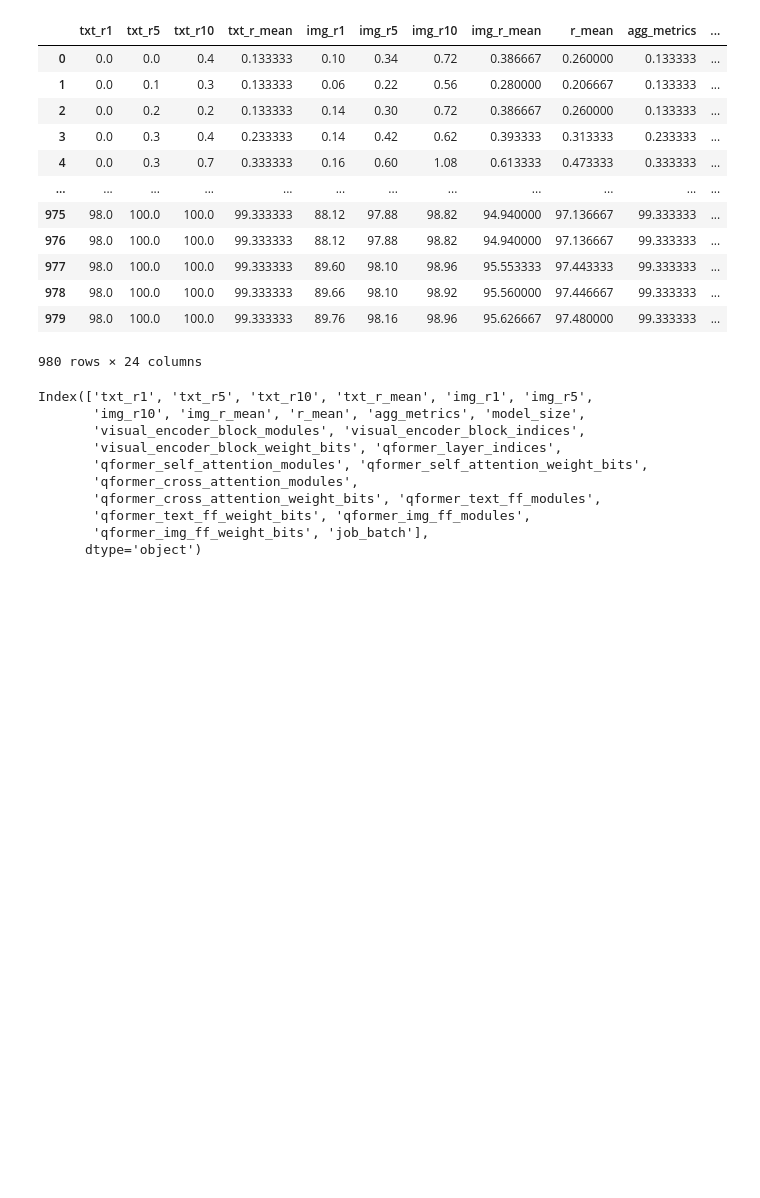
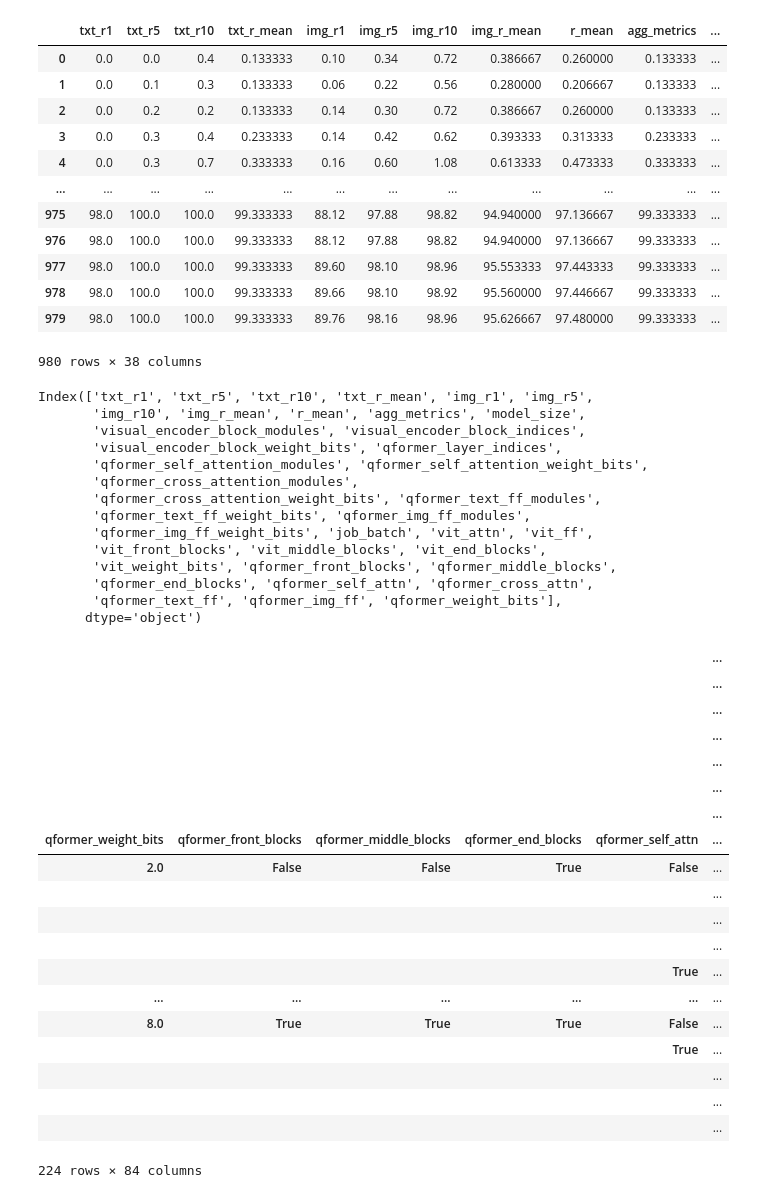
Before and after one commit to Vincent-La/multi_modal_quant, a Jupyter notebook: notebooks/blip2_flickr_uniform_quant.ipynb, the cells around one changed output. Drawn from its saved outputs; the diff is of its cells as text; code cells hidden in the pictures; blank space fills up the shorter version.

```diff
--- a/notebooks/blip2_flickr_uniform_quant.ipynb
+++ b/notebooks/blip2_flickr_uniform_quant.ipynb
@@ -9,11 +12,11 @@ import seaborn as sns
 import matplotlib.pyplot as plt
 import os
 # %%
-df_results = pd.read_csv('blip2_flickr_results.csv')
-df_results = df_results.dropna(axis = 1, how = 'all')
+df_flickr = pd.read_csv('blip2_flickr_results.csv')
+df_flickr = df_flickr.dropna(axis = 1, how = 'all')
 
 with pd.option_context('display.max_rows', 10):
-    display(df_results)
+    display(df_flickr)
 # %% [output]
 |  | txt_r1 | txt_r5 | txt_r10 | txt_r_mean | img_r1 | img_r5 | img_r10 | img_r_mean | r_mean | agg_metrics | ... |
 | 0 | 0.0 | 0.0 | 0.4 | 0.133333 | 0.10 | 0.34 | 0.72 | 0.386667 | 0.260000 | 0.133333 | ... |
@@ -27,9 +30,9 @@ with pd.option_context('display.max_rows', 10):
 | 977 | 98.0 | 100.0 | 100.0 | 99.333333 | 89.60 | 98.10 | 98.96 | 95.553333 | 97.443333 | 99.333333 | ... |
 | 978 | 98.0 | 100.0 | 100.0 | 99.333333 | 89.66 | 98.10 | 98.92 | 95.560000 | 97.446667 | 99.333333 | ... |
 | 979 | 98.0 | 100.0 | 100.0 | 99.333333 | 89.76 | 98.16 | 98.96 | 95.626667 | 97.480000 | 99.333333 | ... |
-980 rows × 24 columns
+980 rows × 38 columns
 # %%
-df_results.columns
+df_flickr.columns
 # %% [output]
 Index(['txt_r1', 'txt_r5', 'txt_r10', 'txt_r_mean', 'img_r1', 'img_r5',
        'img_r10', 'img_r_mean', 'r_mean', 'agg_metrics', 'model_size',
@@ -39,5 +42,45 @@ Index(['txt_r1', 'txt_r5', 'txt_r10', 'txt_r_mean', 'img_r1', 'img_r5',
        'qformer_cross_attention_modules',
        'qformer_cross_attention_weight_bits', 'qformer_text_ff_modules',
        'qformer_text_ff_weight_bits', 'qformer_img_ff_modules',
-       'qformer_img_ff_weight_bits', 'job_batch'],
+       'qformer_img_ff_weight_bits', 'job_batch', 'vit_attn', 'vit_ff',
+       'vit_front_blocks', 'vit_middle_blocks', 'vit_end_blocks',
+       'vit_weight_bits', 'qformer_front_blocks', 'qformer_middle_blocks',
+       'qformer_end_blocks', 'qformer_self_attn', 'qformer_cross_attn',
+       'qformer_text_ff', 'qformer_img_ff', 'qformer_weight_bits'],
       dtype='object')
+# %%
+df_txt_pivot = df_flickr.pivot_table(values=['txt_r1'],
+                                  index= ['qformer_weight_bits',
+                                          'qformer_front_blocks', 'qformer_middle_blocks', 'qformer_end_blocks',
+                                          'qformer_self_attn', 'qformer_cross_attn',
+                                          'qformer_text_ff', 'qformer_img_ff'],
+
+                                  columns=['vit_weight_bits',
+                                           'vit_front_blocks', 'vit_middle_blocks', 'vit_end_blocks',
+                                           'vit_attn', 'vit_ff',])
+
+# aribitrary large negative value for color map
+df_txt_pivot = df_txt_pivot.fillna(-50)
+
+df_txt_pivot
+# %% [output]
+|  |  |  |  |  | ... |
+|  |  |  |  |  | ... |
+|  |  |  |  |  | ... |
+|  |  |  |  |  | ... |
+|  |  |  |  |  | ... |
+|  |  |  |  |  | ... |
+|  |  |  |  |  | ... |
+| qformer_weight_bits | qformer_front_blocks | qformer_middle_blocks | qformer_end_blocks | qformer_self_attn | ... |
+| 2.0 | False | False | True | False | ... |
+|  |  |  |  |  | ... |
+|  |  |  |  |  | ... |
+|  |  |  |  |  | ... |
+|  |  |  |  | True | ... |
+| ... | ... | ... | ... | ... | ... |
+| 8.0 | True | True | True | False | ... |
+|  |  |  |  | True | ... |
+|  |  |  |  |  | ... |
+|  |  |  |  |  | ... |
+|  |  |  |  |  | ... |
+224 rows × 84 columns
```
Also changed, not shown: parts of 9 cells of this notebook.
